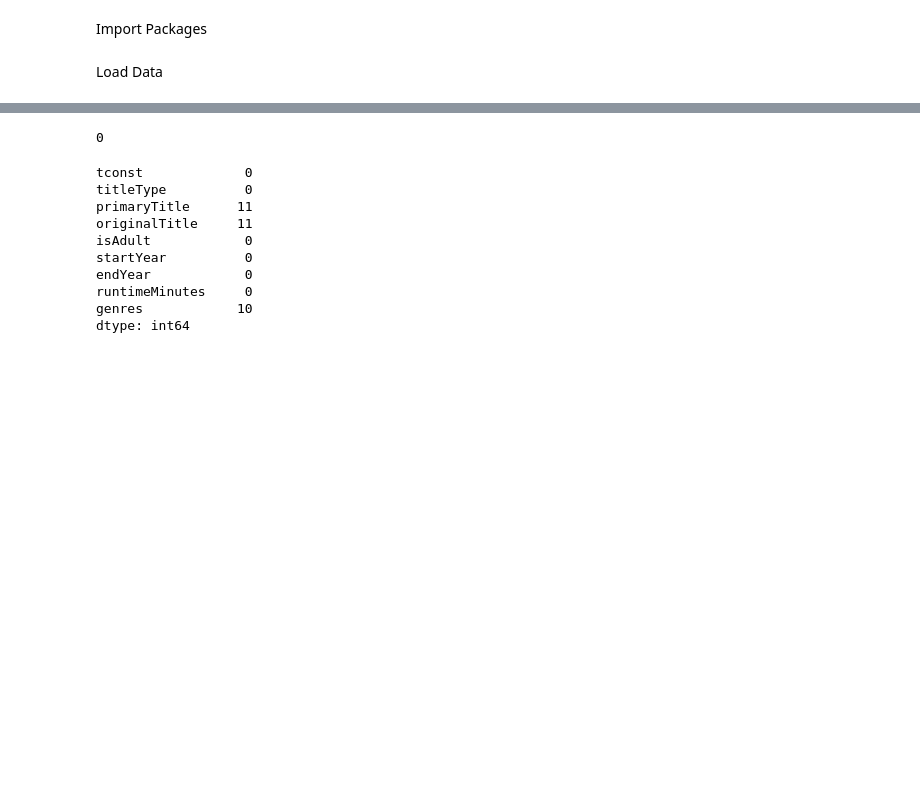
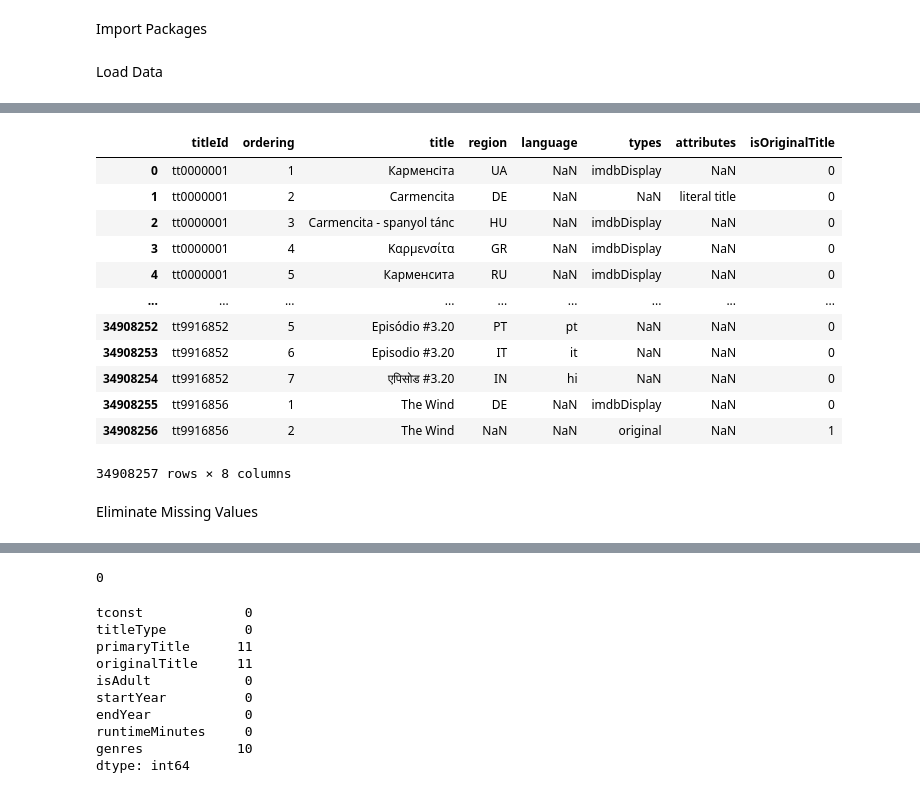
Before and after one commit to Genullz/IMDB-Box-office-Prediction, a Jupyter notebook: Project_3_Part_1.ipynb, the cells around one changed output, grey strips where cells are left out. Saved outputs shown, nothing was run; the diff lists cells and outputs as text; code cells hidden in the pictures; blank space fills up the shorter version.

```diff
--- a/Project_3_Part_1.ipynb
+++ b/Project_3_Part_1.ipynb
@@ -22,0 +64,19 @@ Filtering/Cleaning Data
+# %%
+title_akas.replace({'\\N':np.nan}, inplace=True)
+title_akas
+# %% [output]
+|  | titleId | ordering | title | region | language | types | attributes | isOriginalTitle |
+| 0 | tt0000001 | 1 | Карменсіта | UA | NaN | imdbDisplay | NaN | 0 |
+| 1 | tt0000001 | 2 | Carmencita | DE | NaN | NaN | literal title | 0 |
+| 2 | tt0000001 | 3 | Carmencita - spanyol tánc | HU | NaN | imdbDisplay | NaN | 0 |
+| 3 | tt0000001 | 4 | Καρμενσίτα | GR | NaN | imdbDisplay | NaN | 0 |
+| 4 | tt0000001 | 5 | Карменсита | RU | NaN | imdbDisplay | NaN | 0 |
+| ... | ... | ... | ... | ... | ... | ... | ... | ... |
+| 34908252 | tt9916852 | 5 | Episódio #3.20 | PT | pt | NaN | NaN | 0 |
+| 34908253 | tt9916852 | 6 | Episodio #3.20 | IT | it | NaN | NaN | 0 |
+| 34908254 | tt9916852 | 7 | एपिसोड #3.20 | IN | hi | NaN | NaN | 0 |
+| 34908255 | tt9916856 | 1 | The Wind | DE | NaN | imdbDisplay | NaN | 0 |
+| 34908256 | tt9916856 | 2 | The Wind | NaN | NaN | original | NaN | 1 |
+34908257 rows × 8 columns
+# %% [markdown]
+Eliminate Missing Values
```
Also changed, not shown: parts of 65 cells of this notebook, 6 other files.
